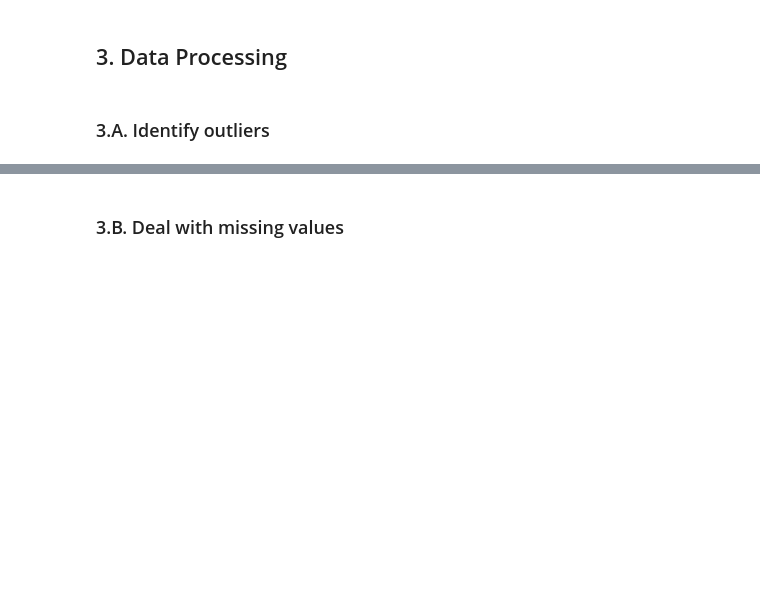
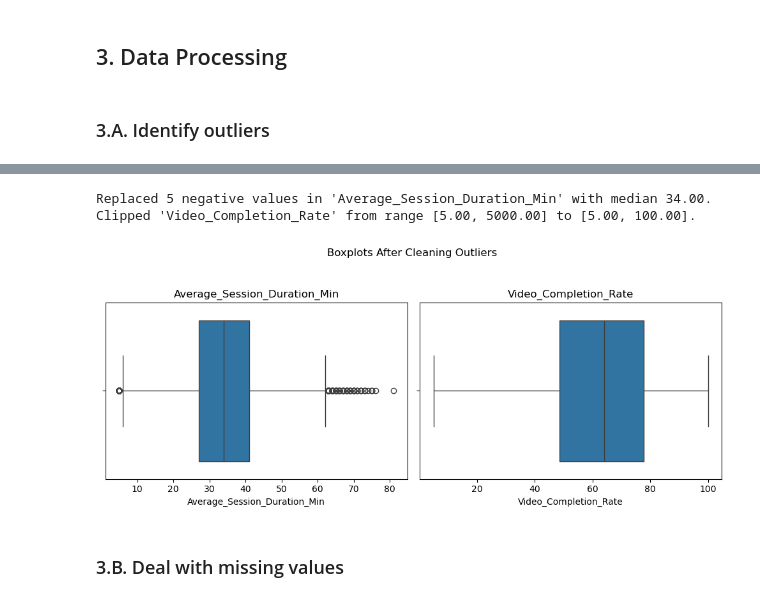
Before and after one commit to mmswflow-upb/ai-labs, a Jupyter notebook: HW/HW 2/HW2.ipynb, the cells around one changed output, grey strips where cells are left out. Cells and saved outputs as stored; diff of their text form; code cells hidden in the pictures; blank space fills up the shorter version.

```diff
--- a/HW/HW 2/HW2.ipynb
+++ b/HW/HW 2/HW2.ipynb
@@ -311,2 +343,43 @@ We can already see several issues in the dataset from the bar plot of `Completed
+# %%
+sess_col = "Average_Session_Duration_Min"
+vcr_col = "Video_Completion_Rate"
+
+if sess_col in numeric_predictive_cols:
+    neg_mask = X[sess_col] < 0
+    n_neg = neg_mask.sum()
+
+    if n_neg > 0:
+        median_sess = X.loc[~neg_mask, sess_col].median()
+        X.loc[neg_mask, sess_col] = median_sess
+        print(f"Replaced {n_neg} negative values in '{sess_col}' with median {median_sess:.2f}.")
+    else:
+        print(f"No negative values found in '{sess_col}'.")
+else:
+    print(f"'{sess_col}' is not in predictive_cols, skipping.")
+
+if vcr_col in numeric_predictive_cols:
+    before_min, before_max = X[vcr_col].min(), X[vcr_col].max()
+    X.loc[:, vcr_col] = X[vcr_col].clip(lower=0, upper=100)
+    after_min, after_max = X[vcr_col].min(), X[vcr_col].max()
+    print(
+        f"Clipped '{vcr_col}' from range [{before_min:.2f}, {before_max:.2f}] "
+        f"to [{after_min:.2f}, {after_max:.2f}]."
+    )
+else:
+    print(f"'{vcr_col}' is not in predictive_cols, skipping.")
+
+
+plt.figure(figsize=(10, 4))
+for i, col in enumerate([sess_col, vcr_col], start=1):
+    plt.subplot(1, 2, i)
+    sns.boxplot(x=X[col])
+    plt.title(col)
+plt.suptitle("Boxplots After Cleaning Outliers", y=1.05)
+plt.tight_layout()
+plt.show()
+# %% [output]
+Replaced 5 negative values in 'Average_Session_Duration_Min' with median 34.00.
+Clipped 'Video_Completion_Rate' from range [5.00, 5000.00] to [5.00, 100.00].
+[figure, added]
 # %% [markdown]
 ### 3.B. Deal with missing values
```
Also changed, not shown: parts of 10 cells of this notebook.
